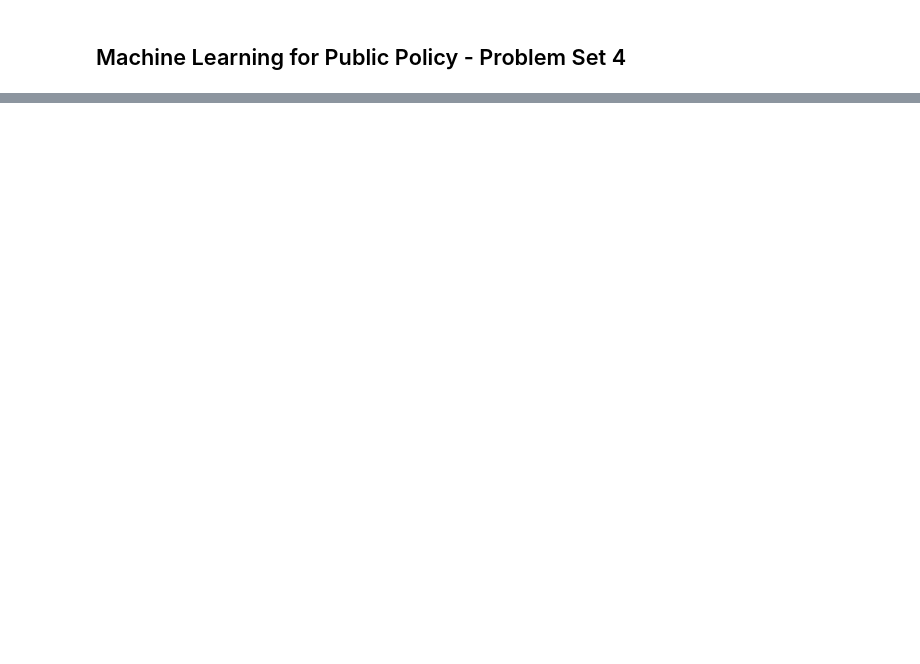
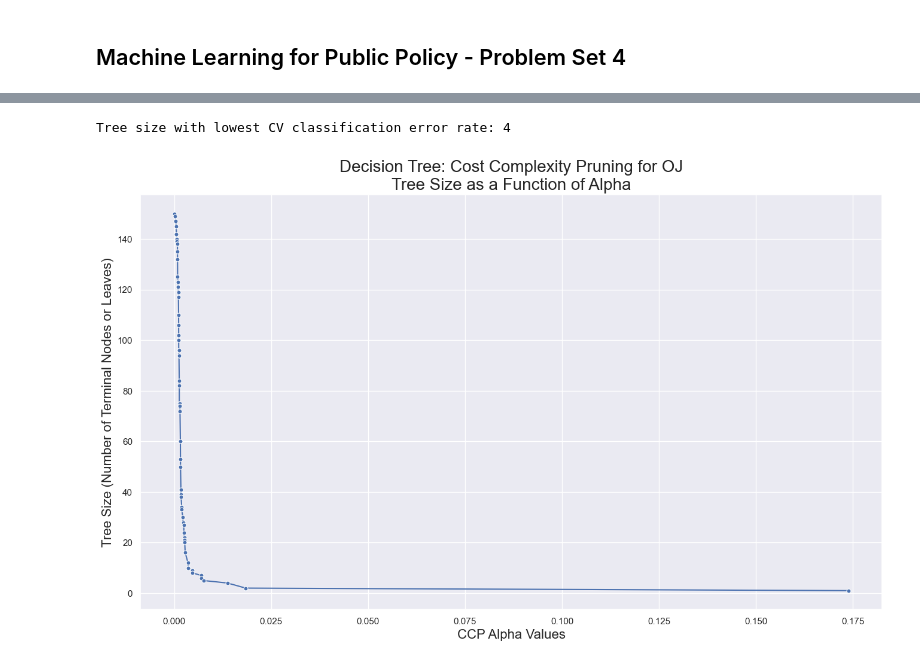
Before and after one commit to neil-stein/HW4_ML, a Jupyter notebook: hw4_ns.ipynb, the cells around one changed output, grey strips where cells are left out. Saved outputs shown, nothing was run; the diff lists cells and outputs as text; code cells hidden in the pictures; blank space fills up the shorter version.

```diff
--- a/hw4_ns.ipynb
+++ b/hw4_ns.ipynb
@@ -37,0 +372,26 @@ oj_df = pd.read_csv('Data-OJ.csv')
+# %%
+# 3(f) -- tree size and CV classification error rate plotting of the same data
+
+# capturing tree size
+tree_size_oj = []
+for a in ccp_alphas_oj:
+    clf_a = DecisionTreeClassifier(ccp_alpha=a, random_state= rs3, criterion='gini')
+    clf_a.fit(x_train_oj_scaled_df, y_train_oj_df)
+    tree_size_oj.append(clf_a.get_n_leaves())
+
+# Find the tree size with the lowest cv error classification rate
+optimal_tree_size = tree_size_oj[optimal_alpha_index]
+print(f"Tree size with lowest CV classification error rate: {optimal_tree_size}")
+
+# plotting the decision tree size vs. alpha relationship
+fig, ax = plt.subplots(figsize=(16,9), facecolor='white')
+sns.lineplot(x= ccp_alphas_oj, y= tree_size_oj, marker='o', markersize=5, ax=ax)
+ax.set_ylabel("Tree Size (Number of Terminal Nodes or Leaves)", fontsize=16)
+ax.set_xlabel("CCP Alpha Values", fontsize=16)
+ax.set_title('Decision Tree: Cost Complexity Pruning for OJ'
+             '\nTree Size as a Function of Alpha',
+             fontsize=20)
+plt.show()
+# %% [output]
+Tree size with lowest CV classification error rate: 4
+[figure, added]
```
Also changed, not shown: parts of 24 cells of this notebook, 4 other files.
